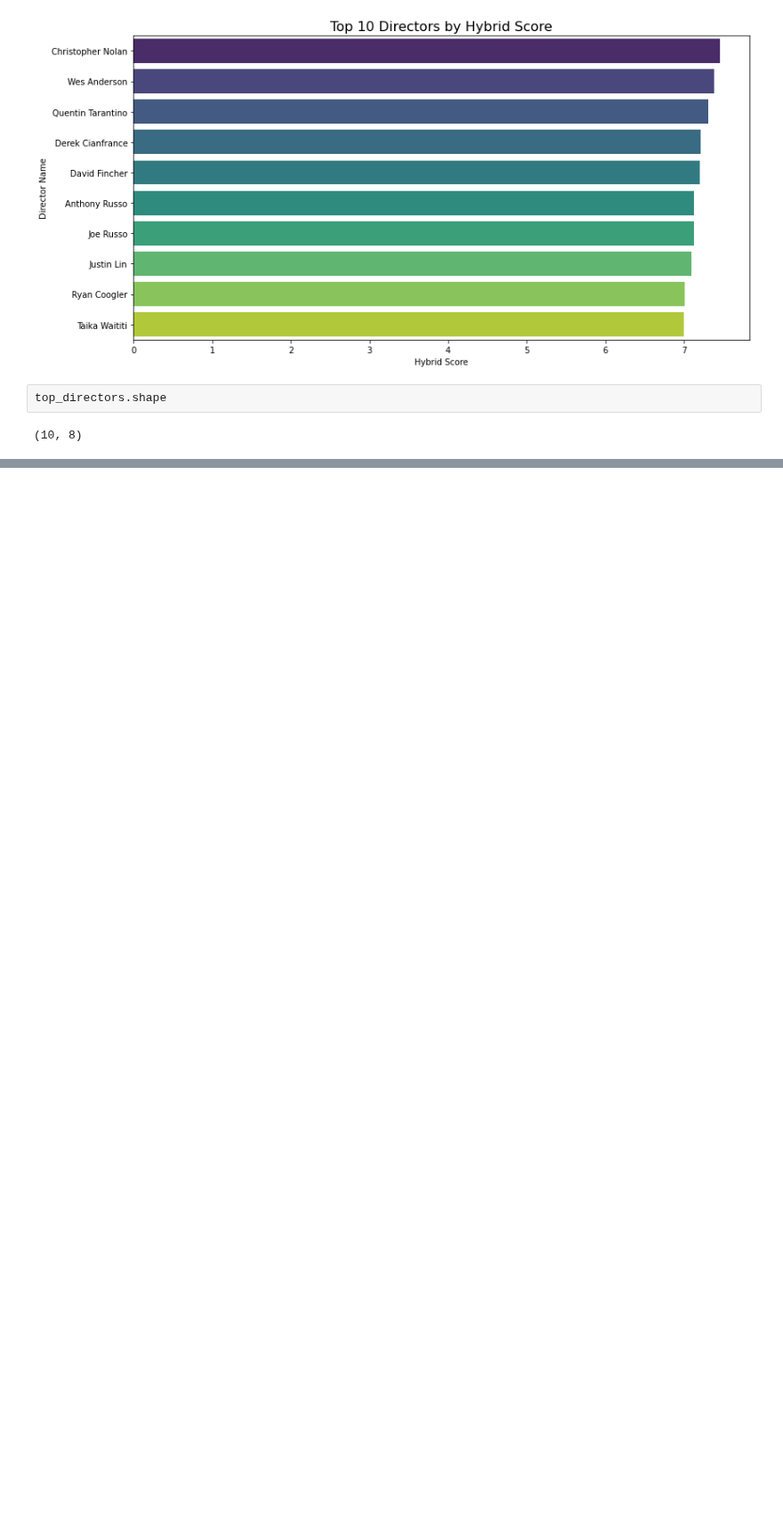
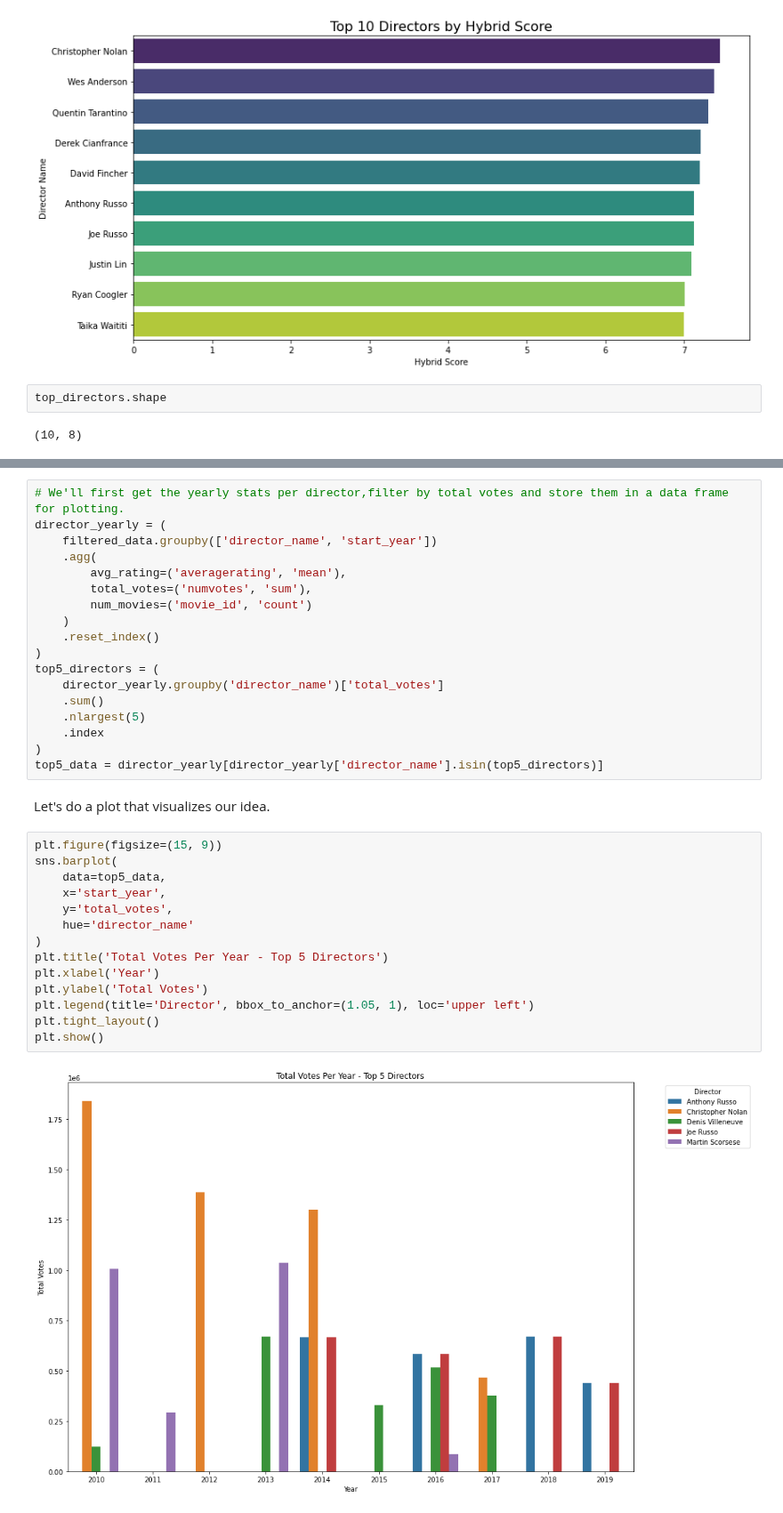
Before and after one commit to lmutua/movie-market-analysis, a Jupyter notebook: directors_data.ipynb, the cells around one changed output, grey strips where cells are left out. Shown at 89% size. Saved outputs shown, nothing was run; the diff lists cells and outputs as text; blank space fills up the shorter version.

```diff
--- a/directors_data.ipynb
+++ b/directors_data.ipynb
@@ -483,0 +477,36 @@ top_directors.shape
+# %%
+# We'll first get the yearly stats per director,filter by total votes and store them in a data frame for plotting.
+director_yearly = (
+    filtered_data.groupby(['director_name', 'start_year'])
+    .agg(
+        avg_rating=('averagerating', 'mean'),
+        total_votes=('numvotes', 'sum'),
+        num_movies=('movie_id', 'count')
+    )
+    .reset_index()
+)
+top5_directors = (
+    director_yearly.groupby('director_name')['total_votes']
+    .sum()
+    .nlargest(5)
+    .index
+)
+top5_data = director_yearly[director_yearly['director_name'].isin(top5_directors)]
+# %% [markdown]
+Let's do a plot that visualizes our idea.
+# %%
+plt.figure(figsize=(15, 9))
+sns.barplot(
+    data=top5_data,
+    x='start_year',
+    y='total_votes',
+    hue='director_name'
+)
+plt.title('Total Votes Per Year - Top 5 Directors')
+plt.xlabel('Year')
+plt.ylabel('Total Votes')
+plt.legend(title='Director', bbox_to_anchor=(1.05, 1), loc='upper left')
+plt.tight_layout()
+plt.show()
+# %% [output]
+[figure, added]
```
Also changed, not shown: parts of 14 cells of this notebook.
